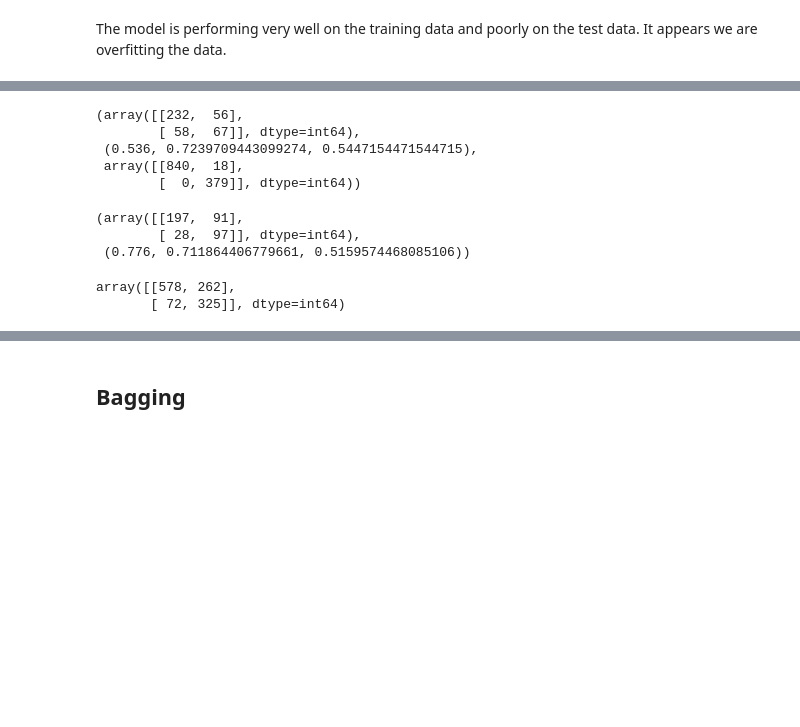
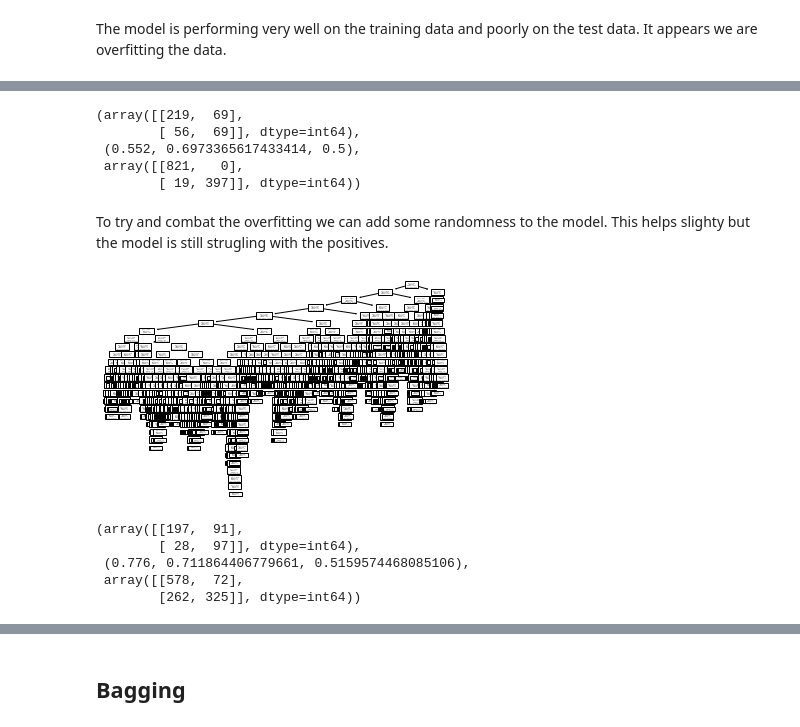
Before and after one commit to will-hawkins/CSCI4962, a Jupyter notebook: Homework 2.ipynb, the cells around one changed output, grey strips where cells are left out. Cells and saved outputs as stored; diff of their text form; code cells hidden in the pictures; blank space fills up the shorter version.

```diff
--- a/Homework 2.ipynb
+++ b/Homework 2.ipynb
@@ -70,5 +75,5 @@ The model is performing very well on the training data and poorly on the test da
 # %%
-tree2 = Tree.DecisionTreeClassifier(splitter='random')
+tree2 = Tree.DecisionTreeClassifier(splitter='random',class_weight='balanced')
 tree2 = tree2.fit(x_train, y_train)
 yhat = tree2.predict(x_test)
 cm2 = metrics.confusion_matrix(y_test, yhat)
@@ -76,27 +81,29 @@ stats2 = metrics.recall_score(y_test, yhat), metrics.accuracy_score(y_test, yhat
 # %%
 cm2, stats2, metrics.confusion_matrix(tree2.predict(x_train),y_train)
 # %% [output]
-(array([[232,  56],
-        [ 58,  67]], dtype=int64),
- (0.536, 0.7239709443099274, 0.5447154471544715),
- array([[840,  18],
-        [  0, 379]], dtype=int64))
+(array([[219,  69],
+        [ 56,  69]], dtype=int64),
+ (0.552, 0.6973365617433414, 0.5),
+ array([[821,   0],
+        [ 19, 397]], dtype=int64))
+# %% [markdown]
+To try and combat the overfitting we can add some randomness to the model. This helps slighty but the model is still strugling with the positives.
+# %%
+Tree.plot_tree(tree2)
+plt.show()
+# %% [output]
+[figure, added]
 # %%
 tree3 = Tree.DecisionTreeClassifier(min_samples_leaf=3, max_depth=6, class_weight='balanced')
 tree3 = tree3.fit(x_train, y_train)
 yhat = tree3.predict(x_test)
 cm3 = metrics.confusion_matrix(y_test, yhat)
 stats3 = metrics.recall_score(y_test, yhat), metrics.accuracy_score(y_test, yhat), metrics.precision_score(y_test, yhat)
-# %%
-cm3, stats3
-# %% [output]
-(array([[197,  91],
-        [ 28,  97]], dtype=int64),
- (0.776, 0.711864406779661, 0.5159574468085106))
 # %%
-y = tree3.predict(x_train)
+cm3, stats3,  metrics.confusion_matrix(tree3.predict(x_train),y_train)
+# %% [output]
+(array([[197,  91],
+        [ 28,  97]], dtype=int64),
+ (0.776, 0.711864406779661, 0.5159574468085106),
+ array([[578,  72],
+        [262, 325]], dtype=int64))
-# %%
-metrics.confusion_matrix(y_train,y)
-# %% [output]
-array([[578, 262],
-       [ 72, 325]], dtype=int64)
```
Also changed, not shown: parts of 15 cells of this notebook.
